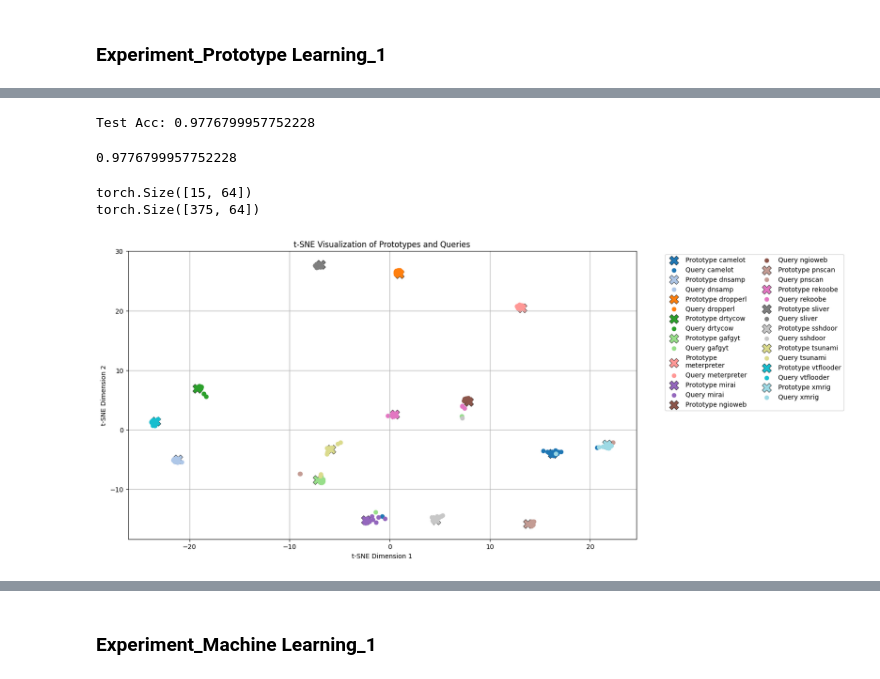
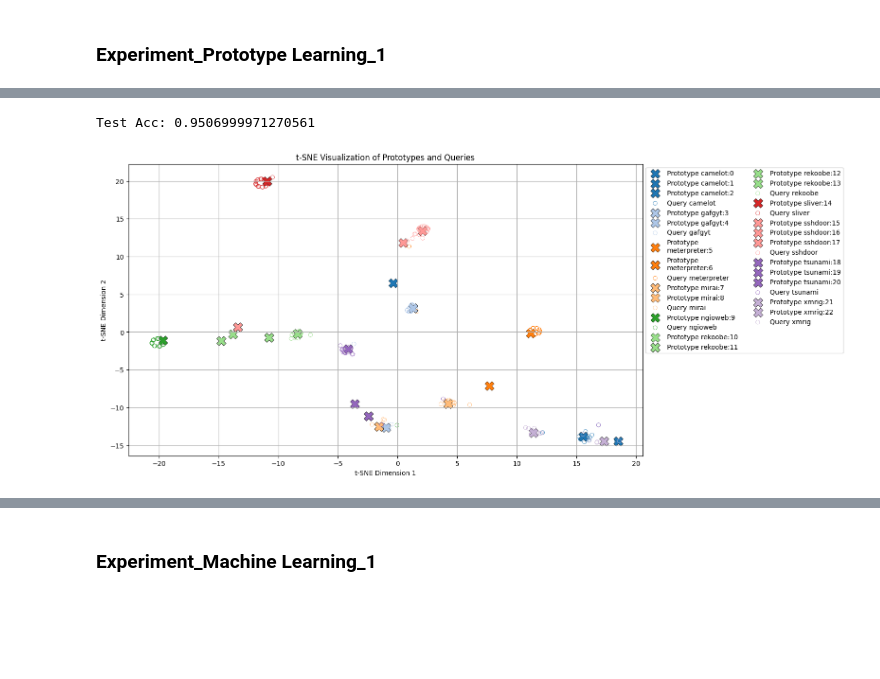
Before and after one commit to mandyCheen/Prototype_Learning_Byte_Sequence, a Jupyter notebook: main_revise_cluster_dataset.ipynb, the cells around one changed output, grey strips where cells are left out. Cells and saved outputs as stored; diff of their text form; code cells hidden in the pictures; blank space fills up the shorter version.

```diff
--- a/main_revise_cluster_dataset.ipynb
+++ b/main_revise_cluster_dataset.ipynb
@@ -172,19 +188,16 @@ import torch
 from torch.utils.data import DataLoader, TensorDataset, Sampler
 
 class ByteSequenceSampler(Sampler):
-    def __init__(self, labels, n_shot, n_way, num_examples, classes_per_iter, iterations):
+    def __init__(self, labels, n_shot, classes_per_iter, iterations):
         self.labels = labels
         self.n_shot = n_shot
-        self.n_way = n_way
-        self.num_examples = num_examples
         self.classes_per_iter = classes_per_iter
-        self.batch_size = n_shot * n_way
         self.iterations = iterations
 
         self.classes, self.counts = np.unique(self.labels, return_counts=True)
         self.classes = torch.LongTensor(self.classes)
 
-        self.indexes = np.empty((self.n_way, self.num_examples), dtype=int) * np.nan
+        self.indexes = np.empty((len(self.classes), max(self.counts)), dtype=int) * np.nan
         # 15, 20
         self.indexes = torch.tensor(self.indexes)
         self.numel_per_class = torch.zeros_like(self.classes)
@@ -327,7 +382,7 @@ def train(model, dataloader, support_shots, optim,lr_scheduler , exp_name="defau
             data = data.squeeze(1)
             data = data.float()
             embeddings = model(data)
-            loss, acc, _, _, _ = prototypical_loss(embeddings, target=labels, n_support=support_shots)
+            loss, acc, _, _ = prototypical_loss(embeddings, target=labels, n_support=support_shots)
             loss.backward()
             optim.step()
             train_loss.append(loss.item())
@@ -340,7 +395,7 @@ def train(model, dataloader, support_shots, optim,lr_scheduler , exp_name="defau
             model.eval()
             for i, (data, labels) in enumerate(val_dataloader):
                 model_output = model(data)
-                loss, acc, _, _, _ = prototypical_loss(model_output, target=labels,
+                loss, acc, _, _ = prototypical_loss(model_output, target=labels,
                                     n_support=support_shots)
                 val_loss.append(loss.item())
                 val_acc.append(acc.item())
@@ -362,19 +417,21 @@ def train(model, dataloader, support_shots, optim,lr_scheduler , exp_name="defau
 # %%
 # Train the model
 
-
-data_tensor = torch.tensor(tfidf_matrix_train)
-label_tensor = torch.tensor(y_train)
+data_tensor = torch.tensor(new_tfidf_matrix_train)
+label_tensor = torch.tensor(new_y_train)
 
 trainDataset = TensorDataset(data_tensor, label_tensor)
 
-sampler = ByteSequenceSampler(y_train, SUPPORT_SHOTS + QUERY_SHOTS, N_WAYS, NUM_EXAMPLES, CLASS_PER_ITER_TR, ITERATIONS) # support + query
+sampler = ByteSequenceSampler(new_y_train, SUPPORT_SHOTS + QUERY_SHOTS, CLASS_PER_ITER_TR, ITERATIONS) # support + query
 
 trainLoader = DataLoader(trainDataset, batch_sampler=sampler)
 
 embedding_model = ByteSequenceEmbedding(data_tensor.shape[1], 64, 64)
 
 model = PrototypeNet(embedding_model)
-optimizer = torch.optim.Adam(model.parameters(), lr=0.001)
+optimizer = torch.optim.Adam(model.parameters(), lr=LEARNING_RATE)
 lr_scheduler = torch.optim.lr_scheduler.StepLR(optimizer, step_size=LR_SCHEDULER_STEP, gamma=LR_SCHEDULER_GAMMA)
-train(model, trainLoader, support_shots = SUPPORT_SHOTS, optim = optimizer, exp_name=MODEL_NAME, save_model=True, lr_scheduler=lr_scheduler, val_dataloader=None)
+
+
+if TRAIN == True:
+    train(model, trainLoader, support_shots = SUPPORT_SHOTS, optim = optimizer, exp_name=MODEL_NAME, save_model=True, lr_scheduler=lr_scheduler, val_dataloader=None)
@@ -460,21 +513,9 @@ def eval():
-# %%
-# Test the model
-
-data_tensor = torch.tensor(tfidf_matrix_test)
-label_tensor = torch.tensor(y_test)
-
-trainDataset = TensorDataset(data_tensor, label_tensor)
-
-sampler = ByteSequenceSampler(y_test, SUPPORT_SHOTS + QUERY_SHOTS, N_WAYS, NUM_EXAMPLES_TEST, CLASS_PER_ITER_TR, ITERATIONS) # support + query
-
-testLoader = DataLoader(trainDataset, batch_sampler=sampler)
-
-model.load_state_dict(torch.load(f"./models/model_{MODEL_NAME}.pt"))
-model.eval()
-test(testLoader, model)
-# %% [output]
-Test Acc: 0.9776799957752228
-0.9776799957752228
+# %%
+# Test the model
+
+eval()
+# %% [output]
+Test Acc: 0.9506999971270561
 # %%
 import torch
 import torch.nn as nn
@@ -520,18 +572,18 @@ def visualize_embeddings(prototypes, query_embeddings, n_way, n_query, query_lab
     plt.show()
-# %%
-
-embeddings = model(data_tensor.float())
-_, _, prototypes, query_embeddings, target_inds = prototypical_loss(embeddings, target=label_tensor, n_support=SUPPORT_SHOTS)
-# %%
-# print tsne
-print(prototypes.shape)
-print(query_embeddings.shape)
-
-visualize_embeddings(prototypes, query_embeddings, N_WAYS, NUM_EXAMPLES_TEST - SUPPORT_SHOTS, query_labels=target_inds)
-# %% [output]
-torch.Size([15, 64])
-torch.Size([375, 64])
-[figure, removed]
+# %%
+# print tsne
+data_tensor = torch.tensor(tfidf_matrix_test)
+label_tensor = torch.tensor(y_test)
+
+embeddings = model(data_tensor.float())
+
+prototypes_torch = torch.tensor([])
+for key in prototypes:
+    prototypes_torch = torch.cat((prototypes_torch, prototypes[key].unsqueeze(0)), 0)
+
+visualize_embeddings(prototypes_torch, embeddings, len(prototypes.keys()), NUM_EXAMPLES_TEST, query_labels=label_tensor, label_mapping=new_label_mapping)
+# %% [output]
+[figure, added]
 # %%
 # print confusion matrix
 
```
Also changed, not shown: parts of 16 cells of this notebook, 50 other files.
